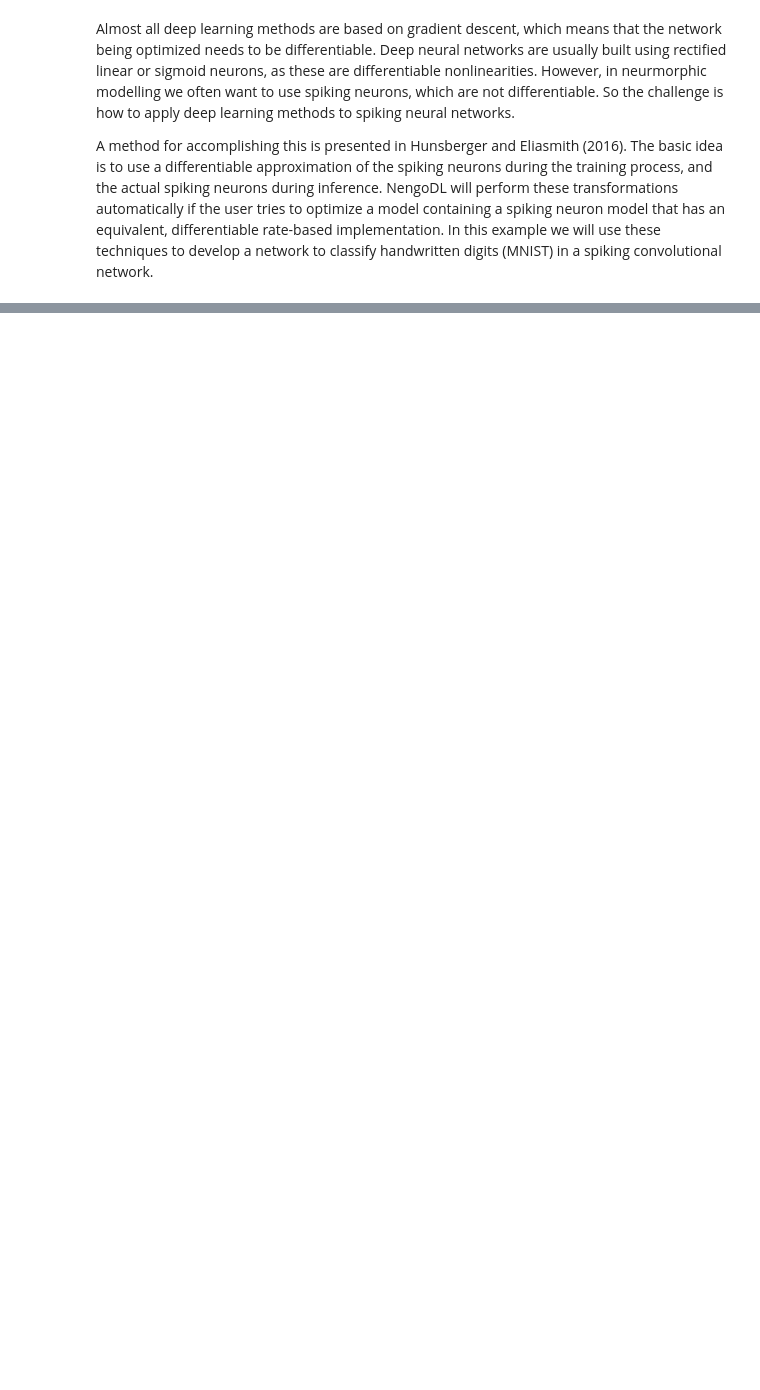
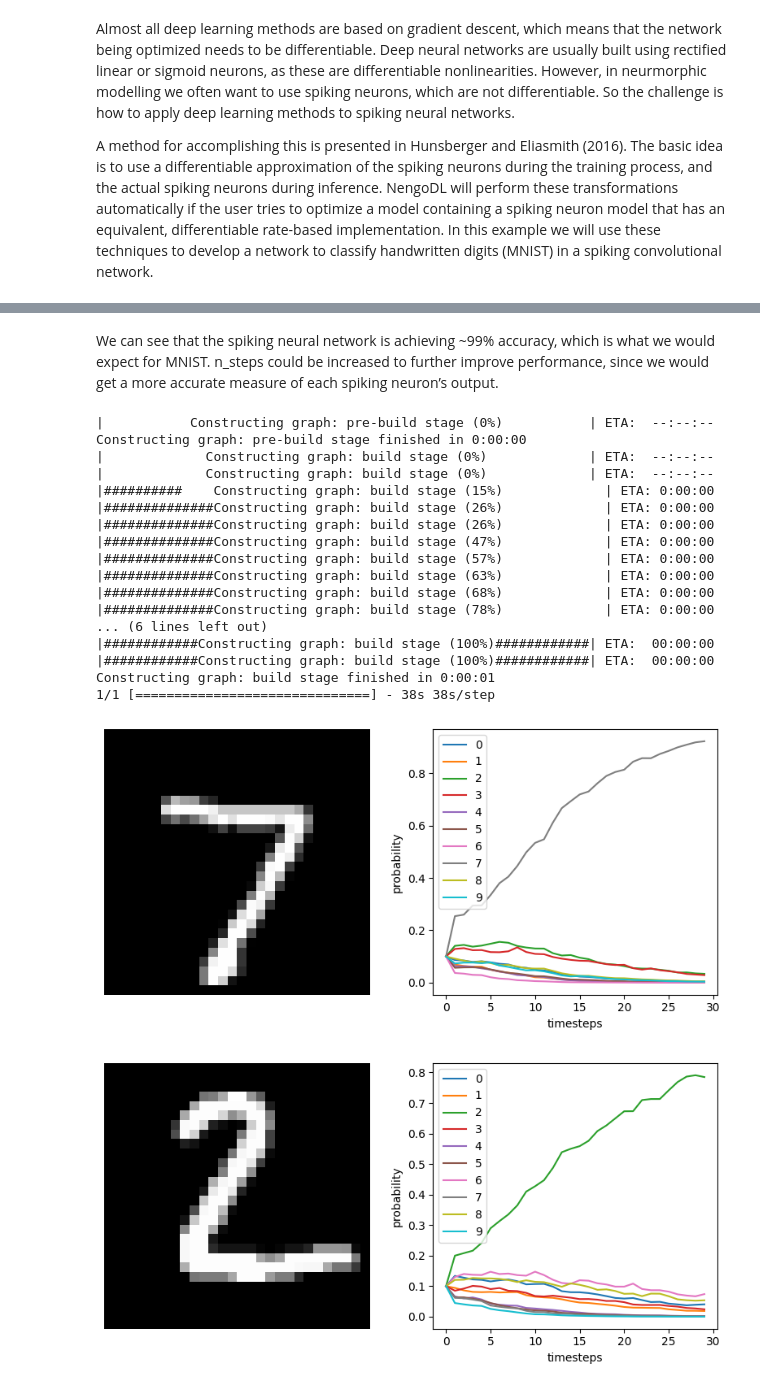
Before and after one commit to taylorharkley2/NeuralNets, a Jupyter notebook: nengoDNN_ICE2.ipynb, the cells around one changed output, grey strips where cells are left out. Saved outputs shown, nothing was run; the diff lists cells and outputs as text; code cells hidden in the pictures; blank space fills up the shorter version.

```diff
--- a/nengoDNN_ICE2.ipynb
+++ b/nengoDNN_ICE2.ipynb
@@ -30,0 +153,22 @@ A method for accomplishing this is presented in Hunsberger and Eliasmith (2016).
+# %%
+do_training = True
+if do_training:
+    # run training
+    sim.compile(
+        optimizer=tf.optimizers.RMSprop(0.001),
+        loss={out_p: tf.losses.SparseCategoricalCrossentropy(from_logits=True)},
+    )
+    sim.fit(train_images, {out_p: train_labels}, epochs=5)
+
+    # save the parameters to file
+    sim.save_params("./mnist_params")
+else:
+    # download pretrained weights
+    urlretrieve(
+        "https://drive.google.com/uc?export=download&"
+        "id=1l5aivQljFoXzPP5JVccdFXbOYRv3BCJR",
+        "mnist_params.npz",
+    )
+
+    # load parameters
+    sim.load_params("./mnist_params")
@@ -30,0 +197,6 @@ A method for accomplishing this is presented in Hunsberger and Eliasmith (2016).
+# %%
+sim.compile(loss={out_p_filt: classification_accuracy})
+print(
+    "Accuracy after training:",
+    sim.evaluate(test_images, {out_p_filt: test_labels}, verbose=0)["loss"],
+)
@@ -30,0 +221,37 @@ A method for accomplishing this is presented in Hunsberger and Eliasmith (2016).
+# %% [markdown]
+We can see that the spiking neural network is achieving ~99% accuracy, which is what we would expect for MNIST. n_steps could be increased to further improve performance, since we would get a more accurate measure of each spiking neuron’s output.
+# %%
+data = sim.predict(test_images[:minibatch_size])
+
+for i in range(5):
+    plt.figure(figsize=(8, 4))
+    plt.subplot(1, 2, 1)
+    plt.imshow(test_images[i, 0].reshape((28, 28)), cmap="gray")
+    plt.axis("off")
+
+    plt.subplot(1, 2, 2)
+    plt.plot(tf.nn.softmax(data[out_p_filt][i]))
+    plt.legend([str(i) for i in range(10)], loc="upper left")
+    plt.xlabel("timesteps")
+    plt.ylabel("probability")
+    plt.tight_layout()
+# %% [output]
+|           Constructing graph: pre-build stage (0%)           | ETA:  --:--:--
+Constructing graph: pre-build stage finished in 0:00:00
+|             Constructing graph: build stage (0%)             | ETA:  --:--:--
+|             Constructing graph: build stage (0%)             | ETA:  --:--:--
+|##########    Constructing graph: build stage (15%)             | ETA: 0:00:00
+|##############Constructing graph: build stage (26%)             | ETA: 0:00:00
+|##############Constructing graph: build stage (26%)             | ETA: 0:00:00
+|##############Constructing graph: build stage (47%)             | ETA: 0:00:00
+|##############Constructing graph: build stage (57%)             | ETA: 0:00:00
+|##############Constructing graph: build stage (63%)             | ETA: 0:00:00
+|##############Constructing graph: build stage (68%)             | ETA: 0:00:00
+|##############Constructing graph: build stage (78%)             | ETA: 0:00:00
+... (6 lines left out)
+|############Constructing graph: build stage (100%)############| ETA:  00:00:00
+|############Constructing graph: build stage (100%)############| ETA:  00:00:00
+Constructing graph: build stage finished in 0:00:01
+1/1 [==============================] - 38s 38s/step
+[figure, added]
+[figure, added]
```
Also changed, not shown: parts of 15 cells of this notebook, 1 other file.
